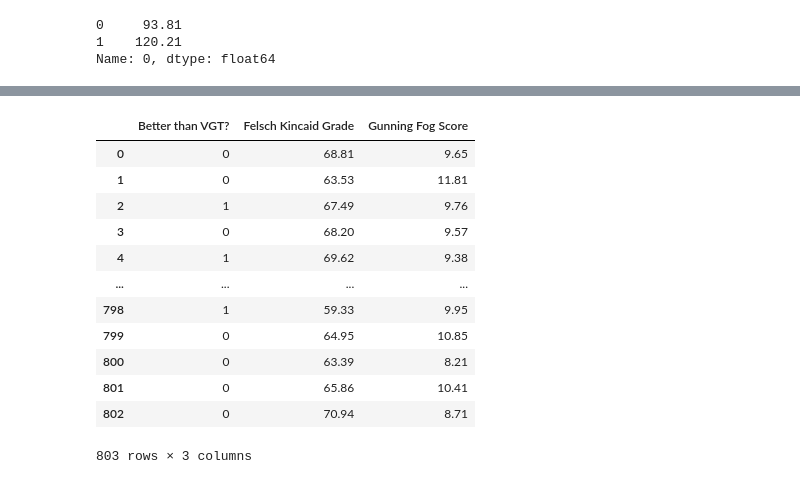
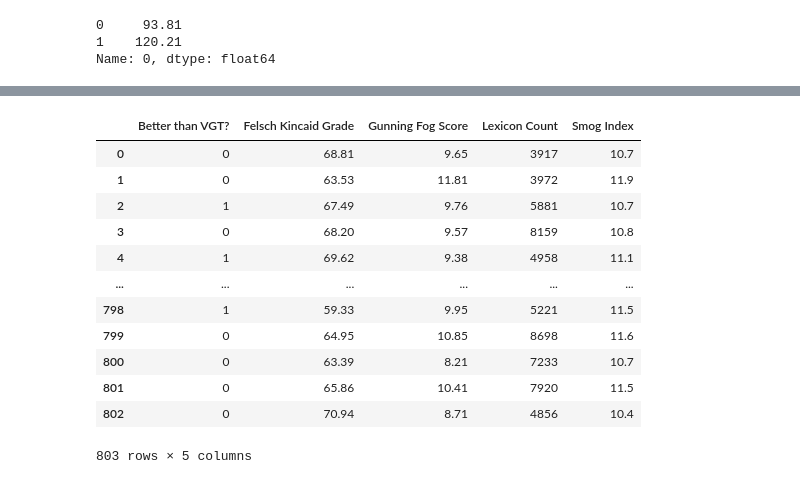
Before and after one commit to daniellkennett/Earnings_Call_NLP_Analysis, a Jupyter notebook: src/EDA.ipynb, the cells around one changed output, grey strips where cells are left out. Cells and saved outputs as stored; diff of their text form; code cells hidden in the pictures.

```diff
--- a/src/EDA.ipynb
+++ b/src/EDA.ipynb
@@ -106,18 +115,17 @@ Text(0.5, 1.0, 'Felsch Kincaid Grade')
 # %%
-data_lr = data.drop(['Transcript', 'Date', 'Ticker','Unnamed: 0.1','Unnamed: 0' ,'ticker_data','VGT','Ticker Data'], axis=1)
-data_lr = data_lr.dropna()
+data_lr = data.drop(['Transcript', 'Date', 'Ticker','Unnamed: 0.1','Unnamed: 0' ,'ticker_data','VGT','Ticker Data'], axis=1).dropna()
 data_lr
 # %% [output]
-|  | Better than VGT? | Felsch Kincaid Grade | Gunning Fog Score |
-| 0 | 0 | 68.81 | 9.65 |
-| 1 | 0 | 63.53 | 11.81 |
-| 2 | 1 | 67.49 | 9.76 |
-| 3 | 0 | 68.20 | 9.57 |
-| 4 | 1 | 69.62 | 9.38 |
-| ... | ... | ... | ... |
-| 798 | 1 | 59.33 | 9.95 |
-| 799 | 0 | 64.95 | 10.85 |
-| 800 | 0 | 63.39 | 8.21 |
-| 801 | 0 | 65.86 | 10.41 |
-| 802 | 0 | 70.94 | 8.71 |
+|  | Better than VGT? | Felsch Kincaid Grade | Gunning Fog Score | Lexicon Count | Smog Index |
+| 0 | 0 | 68.81 | 9.65 | 3917 | 10.7 |
+| 1 | 0 | 63.53 | 11.81 | 3972 | 11.9 |
+| 2 | 1 | 67.49 | 9.76 | 5881 | 10.7 |
+| 3 | 0 | 68.20 | 9.57 | 8159 | 10.8 |
+| 4 | 1 | 69.62 | 9.38 | 4958 | 11.1 |
+| ... | ... | ... | ... | ... | ... |
+| 798 | 1 | 59.33 | 9.95 | 5221 | 11.5 |
+| 799 | 0 | 64.95 | 10.85 | 8698 | 11.6 |
+| 800 | 0 | 63.39 | 8.21 | 7233 | 10.7 |
+| 801 | 0 | 65.86 | 10.41 | 7920 | 11.5 |
+| 802 | 0 | 70.94 | 8.71 | 4856 | 10.4 |
-803 rows × 3 columns
+803 rows × 5 columns
```
Also changed, not shown: parts of 68 cells of this notebook, 6 other files.
